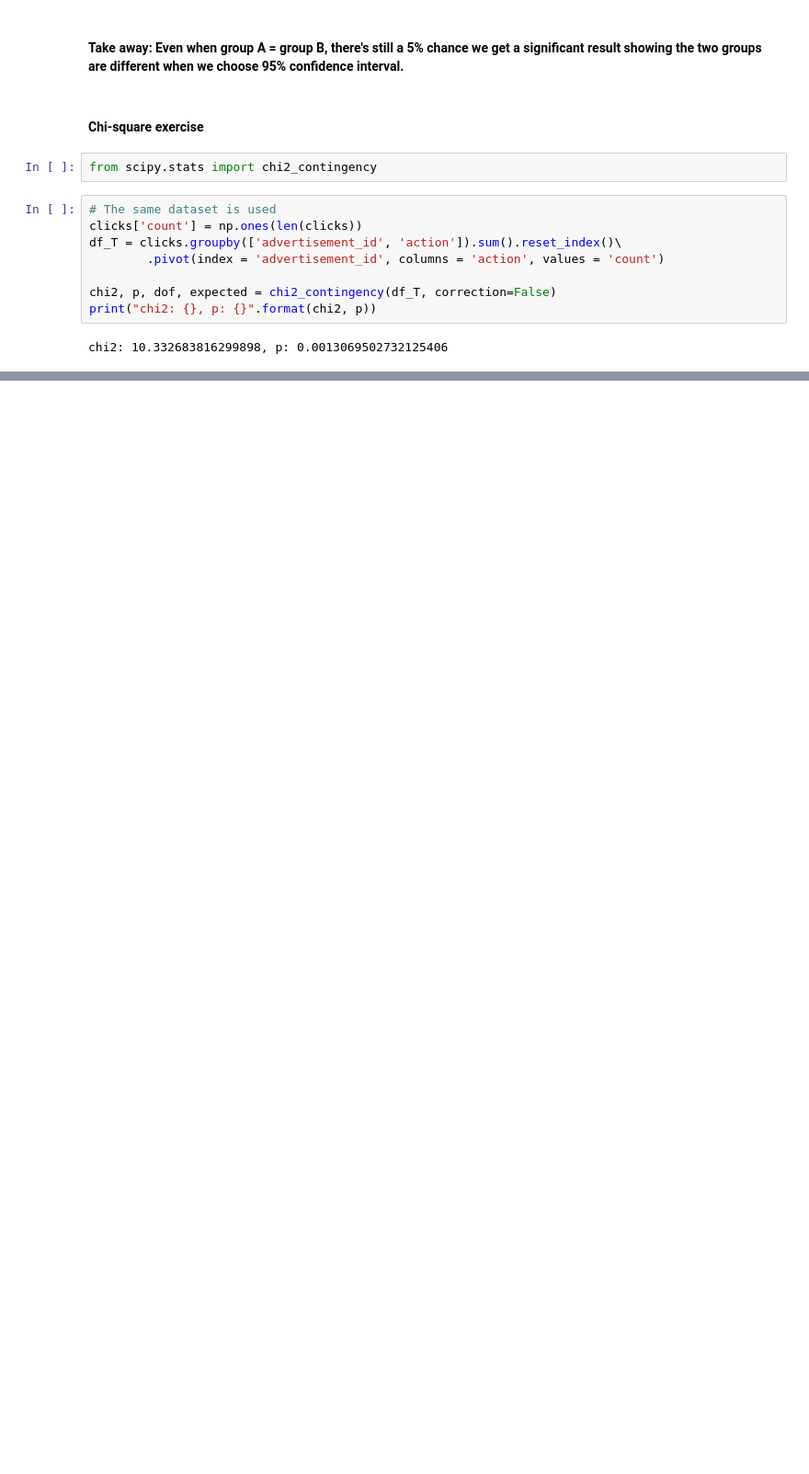
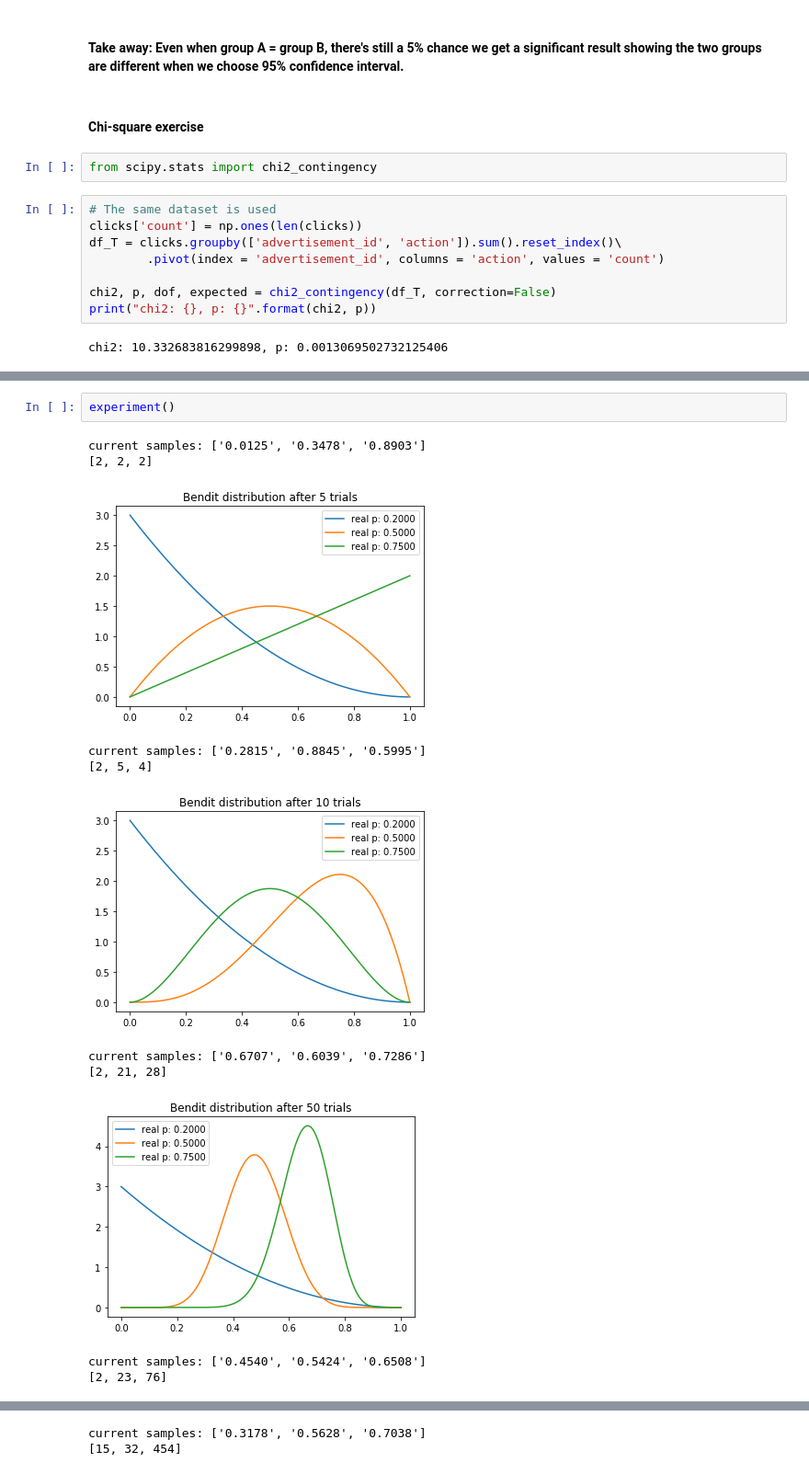
Before and after one commit to byrontang/AB-Testing-Topics, a Jupyter notebook: Bayesian-machine-learning-AB-Testing.ipynb, the cells around one changed output, grey strips where cells are left out. Shown: that part at 92% size. Drawn from its saved outputs; the diff is of its cells as text; blank space fills up the shorter version.

```diff
--- a/Bayesian-machine-learning-AB-Testing.ipynb
+++ b/Bayesian-machine-learning-AB-Testing.ipynb
@@ -314,0 +426,14 @@ chi2: 10.332683816299898, p: 0.0013069502732125406
+# %%
+experiment()
+# %% [output]
+current samples: ['0.0125', '0.3478', '0.8903']
+[2, 2, 2]
+[figure, added]
+current samples: ['0.2815', '0.8845', '0.5995']
+[2, 5, 4]
+[figure, added]
+current samples: ['0.6707', '0.6039', '0.7286']
+[2, 21, 28]
+[figure, added]
+current samples: ['0.4540', '0.5424', '0.6508']
+[2, 23, 76]
@@ -314,0 +441,2 @@ chi2: 10.332683816299898, p: 0.0013069502732125406
+current samples: ['0.3178', '0.5628', '0.7038']
+[15, 32, 454]
```
Also changed, not shown: parts of 12 cells of this notebook.
